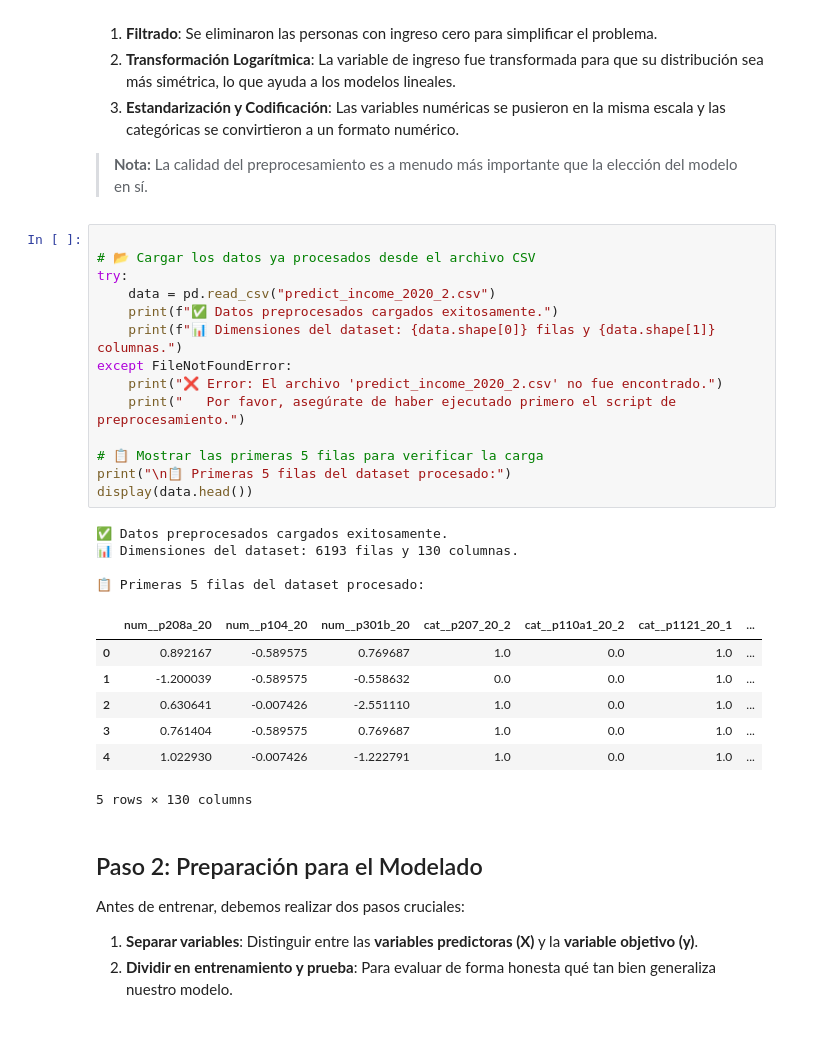
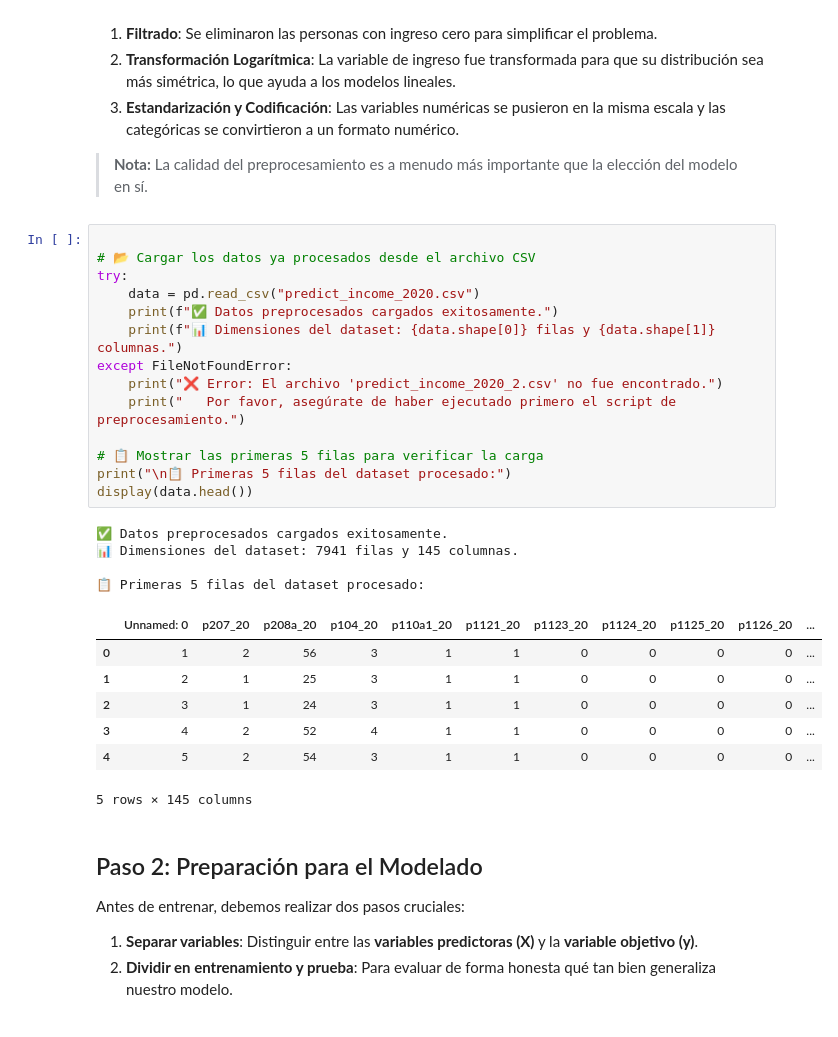
Before and after one commit to qlabpucp/Manual_de_Machine-_Learning_Aplicaciones, a Jupyter notebook: Capitulo_4/Anteriores/try.ipynb, the cells around one changed output. Drawn from its saved outputs; the diff is of its cells as text.

```diff
--- a/Capitulo_4/Anteriores/try.ipynb
+++ b/Capitulo_4/Anteriores/try.ipynb
@@ -60,29 +60,29 @@ El preprocesamiento es el conjunto de pasos que se realizan para limpiar y trans
 # %%
 
 # 📂 Cargar los datos ya procesados desde el archivo CSV
 try:
-    data = pd.read_csv("predict_income_2020_2.csv")
+    data = pd.read_csv("predict_income_2020.csv")
     print(f"✅ Datos preprocesados cargados exitosamente.")
     print(f"📊 Dimensiones del dataset: {data.shape[0]} filas y {data.shape[1]} columnas.")
 except FileNotFoundError:
     print("❌ Error: El archivo 'predict_income_2020_2.csv' no fue encontrado.")
     print("   Por favor, asegúrate de haber ejecutado primero el script de preprocesamiento.")
 
 # 📋 Mostrar las primeras 5 filas para verificar la carga
 print("\n📋 Primeras 5 filas del dataset procesado:")
 display(data.head())
 # %% [output]
 ✅ Datos preprocesados cargados exitosamente.
-📊 Dimensiones del dataset: 6193 filas y 130 columnas.
+📊 Dimensiones del dataset: 7941 filas y 145 columnas.
 
 📋 Primeras 5 filas del dataset procesado:
-|  | num__p208a_20 | num__p104_20 | num__p301b_20 | cat__p207_20_2 | cat__p110a1_20_2 | cat__p1121_20_1 | ... |
-| 0 | 0.892167 | -0.589575 | 0.769687 | 1.0 | 0.0 | 1.0 | ... |
-| 1 | -1.200039 | -0.589575 | -0.558632 | 0.0 | 0.0 | 1.0 | ... |
-| 2 | 0.630641 | -0.007426 | -2.551110 | 1.0 | 0.0 | 1.0 | ... |
-| 3 | 0.761404 | -0.589575 | 0.769687 | 1.0 | 0.0 | 1.0 | ... |
-| 4 | 1.022930 | -0.007426 | -1.222791 | 1.0 | 0.0 | 1.0 | ... |
+|  | Unnamed: 0 | p207_20 | p208a_20 | p104_20 | p110a1_20 | p1121_20 | p1123_20 | p1124_20 | p1125_20 | p1126_20 | ... |
+| 0 | 1 | 2 | 56 | 3 | 1 | 1 | 0 | 0 | 0 | 0 | ... |
+| 1 | 2 | 1 | 25 | 3 | 1 | 1 | 0 | 0 | 0 | 0 | ... |
+| 2 | 3 | 1 | 24 | 3 | 1 | 1 | 0 | 0 | 0 | 0 | ... |
+| 3 | 4 | 2 | 52 | 4 | 1 | 1 | 0 | 0 | 0 | 0 | ... |
+| 4 | 5 | 2 | 54 | 3 | 1 | 1 | 0 | 0 | 0 | 0 | ... |
-5 rows × 130 columns
+5 rows × 145 columns
 # %% [markdown]
 
 ## Paso 2: Preparación para el Modelado
```
Also changed, not shown: parts of 7 cells of this notebook, 6 other files.
